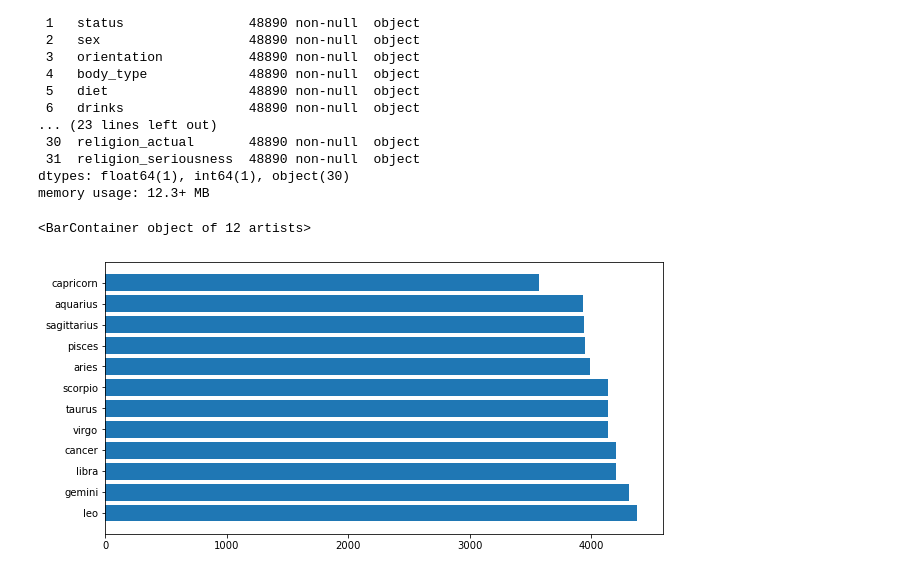
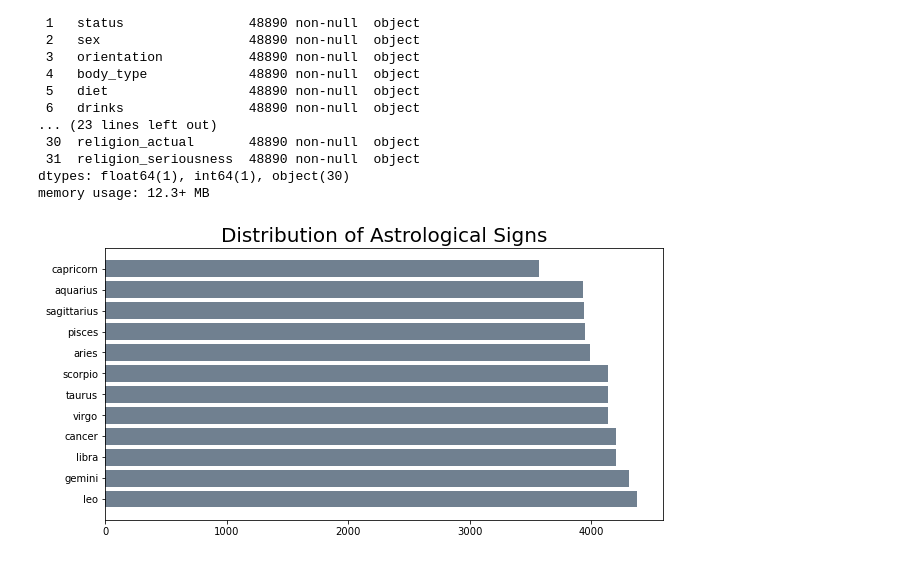
Before and after one commit to kevin-o-lewis/Predicting-Astrological-Signs, a Jupyter notebook: notebooks/EDA.ipynb, the cells around one changed output. Drawn from its saved outputs; the diff is of its cells as text; code cells hidden in the pictures.

```diff
--- a/notebooks/EDA.ipynb
+++ b/notebooks/EDA.ipynb
@@ -123,7 +134,10 @@ dtypes: float64(1), int64(1), object(30)
 memory usage: 12.3+ MB
 # %%
 fig, ax = plt.subplots(figsize=(10,5))
-ax.barh(df.sign_actual.value_counts().index, df.sign_actual.value_counts().values )
+ax.barh(df.sign_actual.value_counts().index,
+        df.sign_actual.value_counts().values,
+        color='slategrey')
+ax.set_title('Distribution of Astrological Signs', fontsize=20)
+plt.savefig('../images/dist_of_signs')
 # %% [output]
-<BarContainer object of 12 artists>
-[figure, old version]
+[figure, new version]
```
Also changed, not shown: parts of 6 cells of this notebook, 12 other files.
